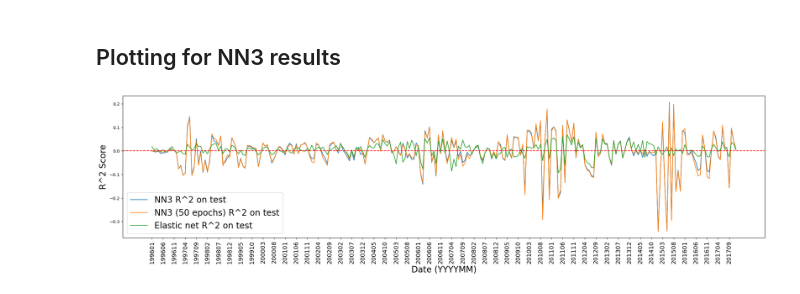
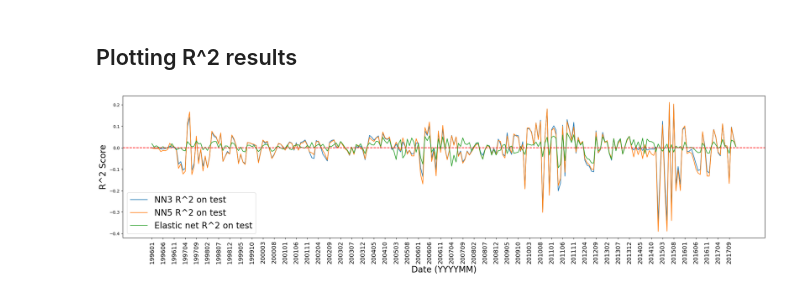
Before and after one commit to Sho-Shoo/36490-F23-Group1, a Jupyter notebook: plotting.ipynb, the cells around one changed output. Saved outputs shown, nothing was run; the diff lists cells and outputs as text; code cells hidden in the pictures.

Commit message:
Upload NN5 results

```diff
--- a/plotting.ipynb
+++ b/plotting.ipynb
@@ -6,27 +6,33 @@ import matplotlib.pyplot as plt
 test_months = [year*100 + month for year in range(1996, 2018) for month in range(1, 13)]
 test_months = [str(t) for t in test_months]
 # %% [markdown]
-## Plotting for NN3 results
+## Plotting R^2 results
 # %%
 with open("outputs/nn3/test_r2s.pkl", "rb") as f:
     nn3_test_r2s = pickle.load(f)
 
 with open("outputs/nn3_50epochs/test_r2s.pkl", "rb") as f:
     nn3_50_test_r2s = pickle.load(f)
 
 with open("outputs/elasticnet/test_r2s.pkl", "rb") as f:
     elasticnet_test_r2s = pickle.load(f)
 
+with open("outputs/nn5_20epochs/test_r2s.pkl", "rb") as f:
+    nn5_20_test_r2s = pickle.load(f)
+
+with open("outputs/nn5_100epochs/test_r2s.pkl", "rb") as f:
+    nn5_100_test_r2s = pickle.load(f)
+
 plt.figure(figsize=(27, 6))
-plt.plot(test_months, nn3_test_r2s, label="NN3 R^2 on test")
-plt.plot(test_months, nn3_50_test_r2s, label="NN3 (50 epochs) R^2 on test")
+plt.plot(test_months, nn3_50_test_r2s, label="NN3 R^2 on test")
+plt.plot(test_months, nn5_100_test_r2s, label="NN5 R^2 on test")
 plt.plot(test_months, elasticnet_test_r2s, label="Elastic net R^2 on test")
 plt.axhline(0, color='r', linestyle="--")
 # plt.plot(test_months, validation_r2s, label="R^2 in validation years")
 plt.xticks(test_months[::5], rotation='vertical', fontsize=14)
 plt.xlabel('Date (YYYYMM)', fontsize=20)
 plt.ylabel('R^2 Score', fontsize=20)
 plt.legend(fontsize=20)
 plt.show()
 # %% [output]
-[figure, old version]
+[figure, new version]
```
Also changed, not shown: 12 other files.
